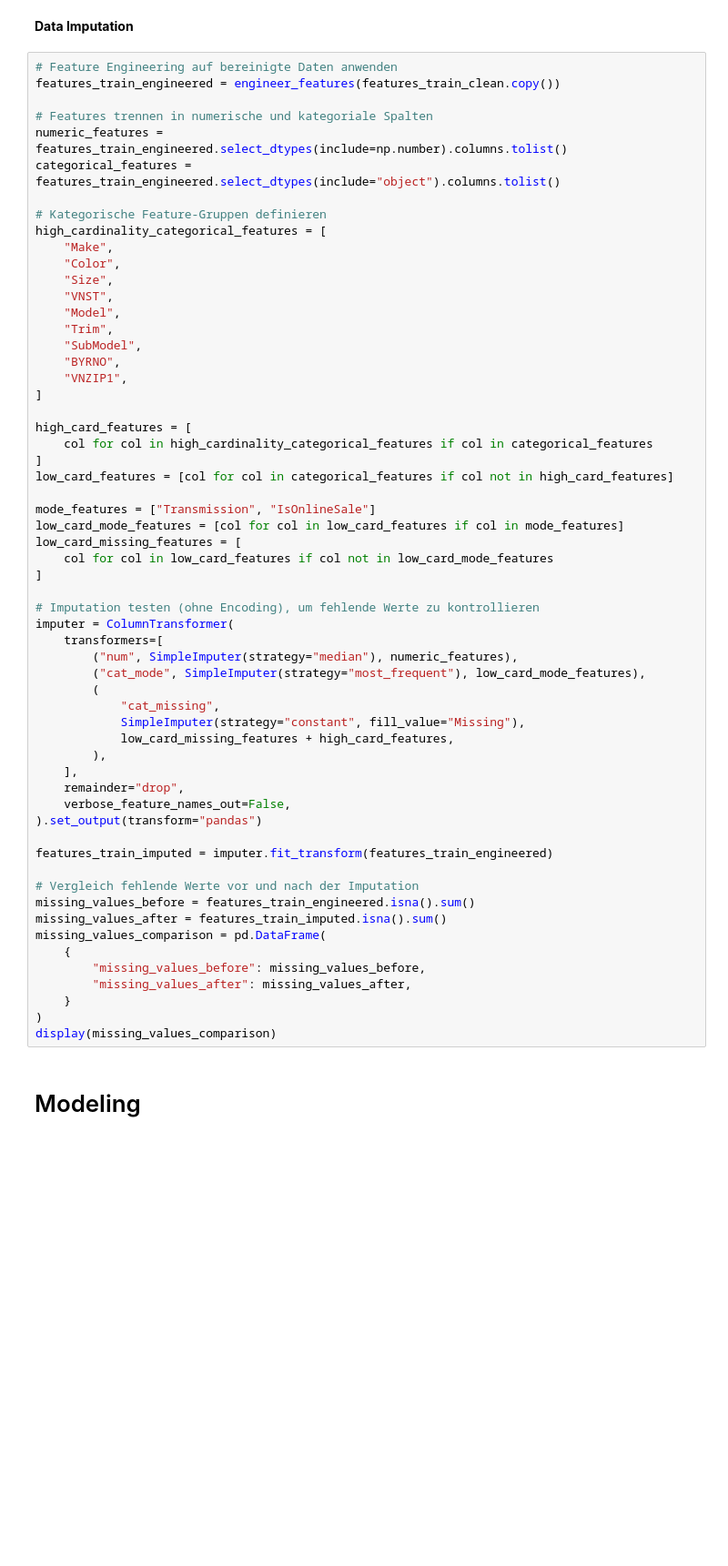
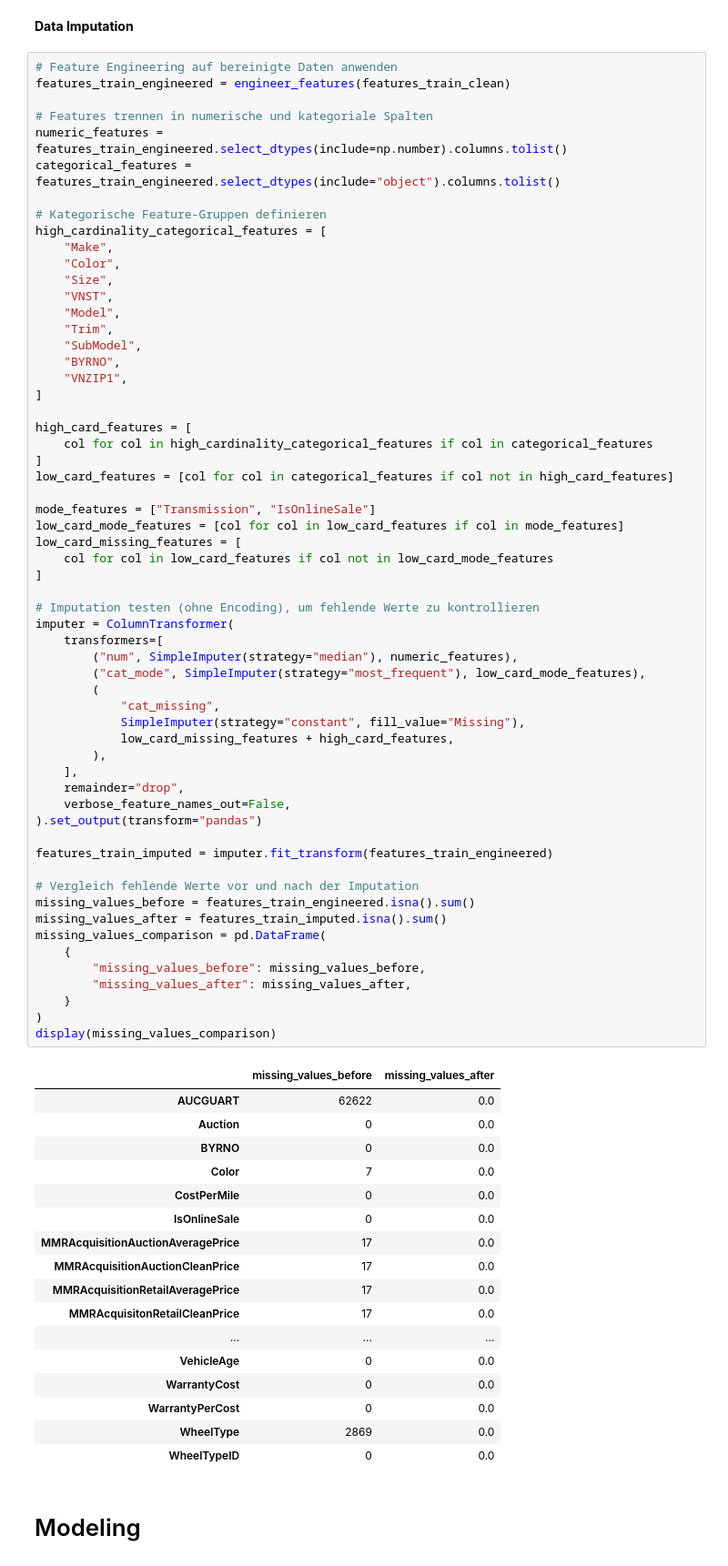
Before and after one commit to YunusAhmetSari/auction-car-risk-prediction, a Jupyter notebook: notebooks/auction_car_risk_pipeline.ipynb, the cells around one changed output. Shown at 91% size. Drawn from its saved outputs; the diff is of its cells as text; blank space fills up the shorter version.

```diff
--- a/notebooks/auction_car_risk_pipeline.ipynb
+++ b/notebooks/auction_car_risk_pipeline.ipynb
@@ -253,7 +499,7 @@ display(dtype_comparison)
 **Data Imputation**
 # %%
 # Feature Engineering auf bereinigte Daten anwenden
-features_train_engineered = engineer_features(features_train_clean.copy())
+features_train_engineered = engineer_features(features_train_clean)
 
 # Features trennen in numerische und kategoriale Spalten
 numeric_features = features_train_engineered.select_dtypes(include=np.number).columns.tolist()
@@ -283,33 +529,51 @@ low_card_missing_features = [
     col for col in low_card_features if col not in low_card_mode_features
 ]
 
 # Imputation testen (ohne Encoding), um fehlende Werte zu kontrollieren
 imputer = ColumnTransformer(
     transformers=[
         ("num", SimpleImputer(strategy="median"), numeric_features),
         ("cat_mode", SimpleImputer(strategy="most_frequent"), low_card_mode_features),
         (
             "cat_missing",
             SimpleImputer(strategy="constant", fill_value="Missing"),
             low_card_missing_features + high_card_features,
         ),
     ],
     remainder="drop",
     verbose_feature_names_out=False,
 ).set_output(transform="pandas")
 
 features_train_imputed = imputer.fit_transform(features_train_engineered)
 
 # Vergleich fehlende Werte vor und nach der Imputation
 missing_values_before = features_train_engineered.isna().sum()
 missing_values_after = features_train_imputed.isna().sum()
 missing_values_comparison = pd.DataFrame(
     {
         "missing_values_before": missing_values_before,
         "missing_values_after": missing_values_after,
     }
 )
 display(missing_values_comparison)
+# %% [output]
+|  | missing_values_before | missing_values_after |
+| AUCGUART | 62622 | 0.0 |
+| Auction | 0 | 0.0 |
+| BYRNO | 0 | 0.0 |
+| Color | 7 | 0.0 |
+| CostPerMile | 0 | 0.0 |
+| IsOnlineSale | 0 | 0.0 |
+| MMRAcquisitionAuctionAveragePrice | 17 | 0.0 |
+| MMRAcquisitionAuctionCleanPrice | 17 | 0.0 |
+| MMRAcquisitionRetailAveragePrice | 17 | 0.0 |
+| MMRAcquisitonRetailCleanPrice | 17 | 0.0 |
+| ... | ... | ... |
+| VehicleAge | 0 | 0.0 |
+| WarrantyCost | 0 | 0.0 |
+| WarrantyPerCost | 0 | 0.0 |
+| WheelType | 2869 | 0.0 |
+| WheelTypeID | 0 | 0.0 |
 # %% [markdown]
 # Modeling
 # %% [markdown]
```
Also changed, not shown: parts of 22 cells of this notebook.
